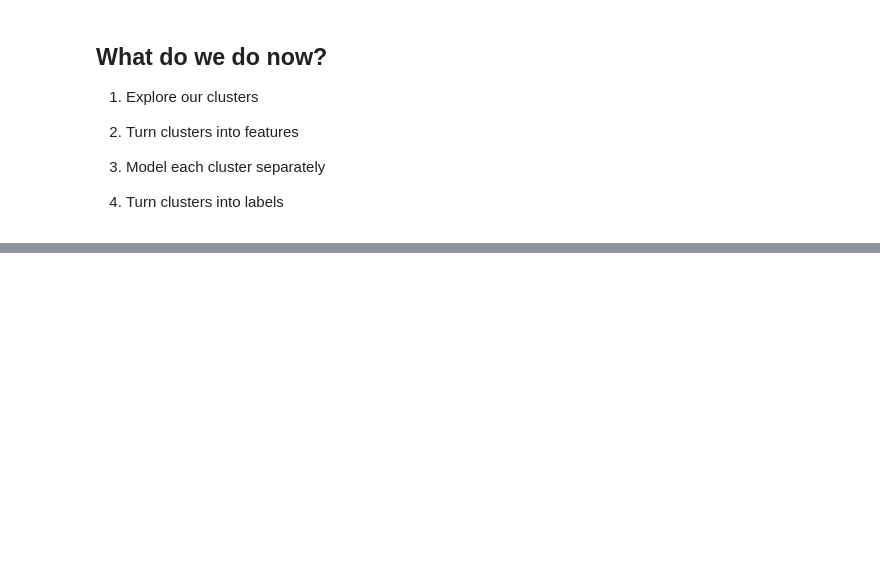
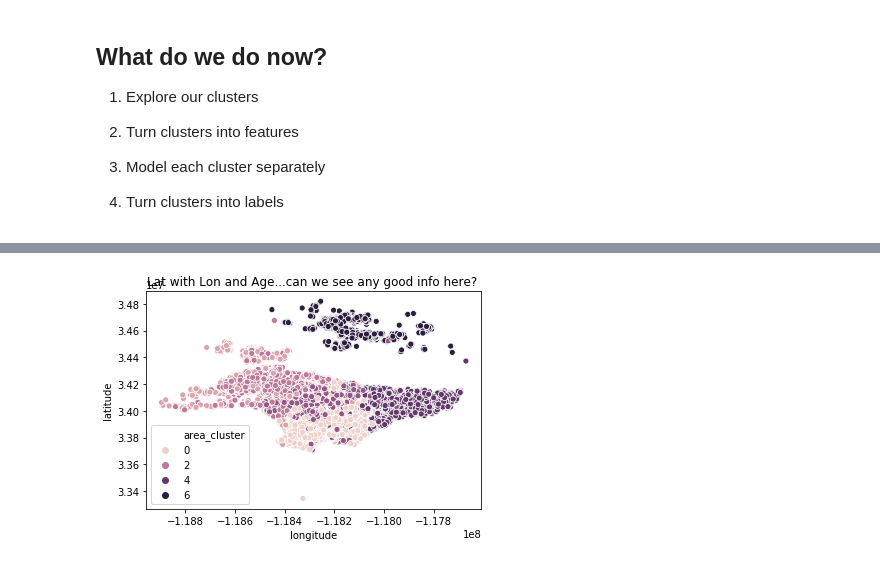
Before and after one commit to CodeupClassroom/darden-clustering, a Jupyter notebook: I_have_clusters_now_what.ipynb, the cells around one changed output, grey strips where cells are left out. Cells and saved outputs as stored; diff of their text form; code cells hidden in the pictures; blank space fills up the shorter version.

```diff
--- a/I_have_clusters_now_what.ipynb
+++ b/I_have_clusters_now_what.ipynb
@@ -597,0 +661,6 @@ train_clusters.head()
+# %%
+sns.scatterplot(x='longitude', y='latitude', hue='area_cluster', data=X_train)
+plt.title("Lat with Lon and Age...can we see any good info here? ")
+plt.show()
+# %% [output]
+[figure, added]
```
Also changed, not shown: parts of 25 cells of this notebook.
